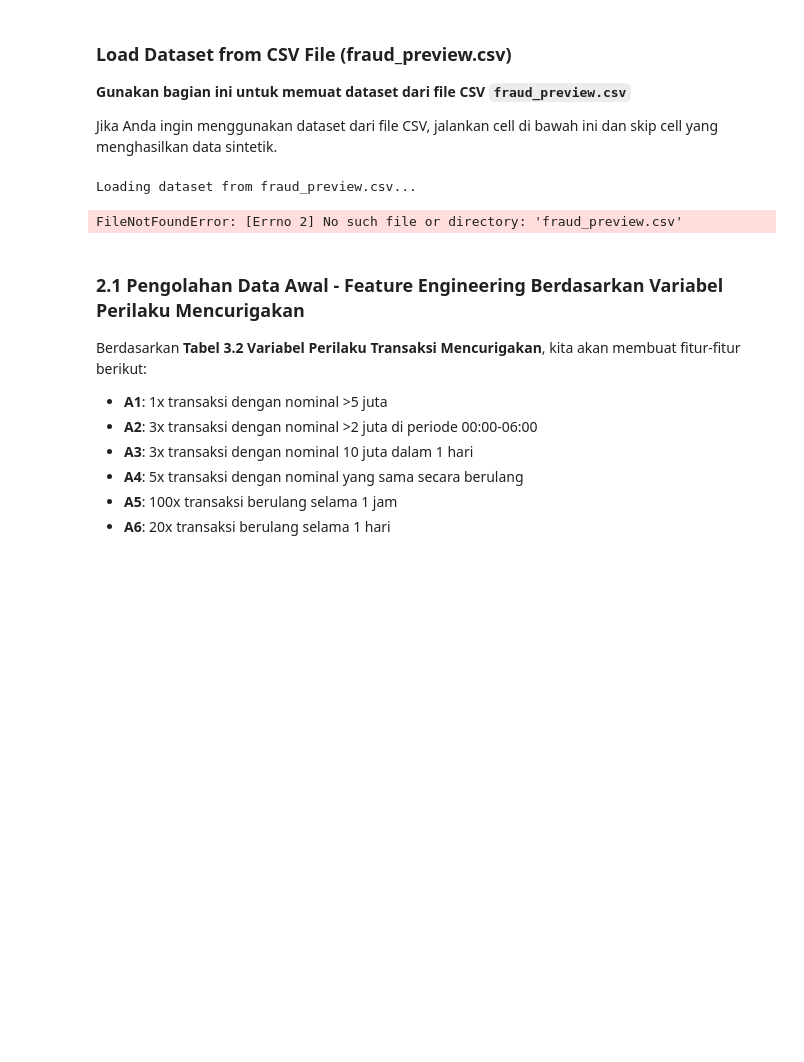
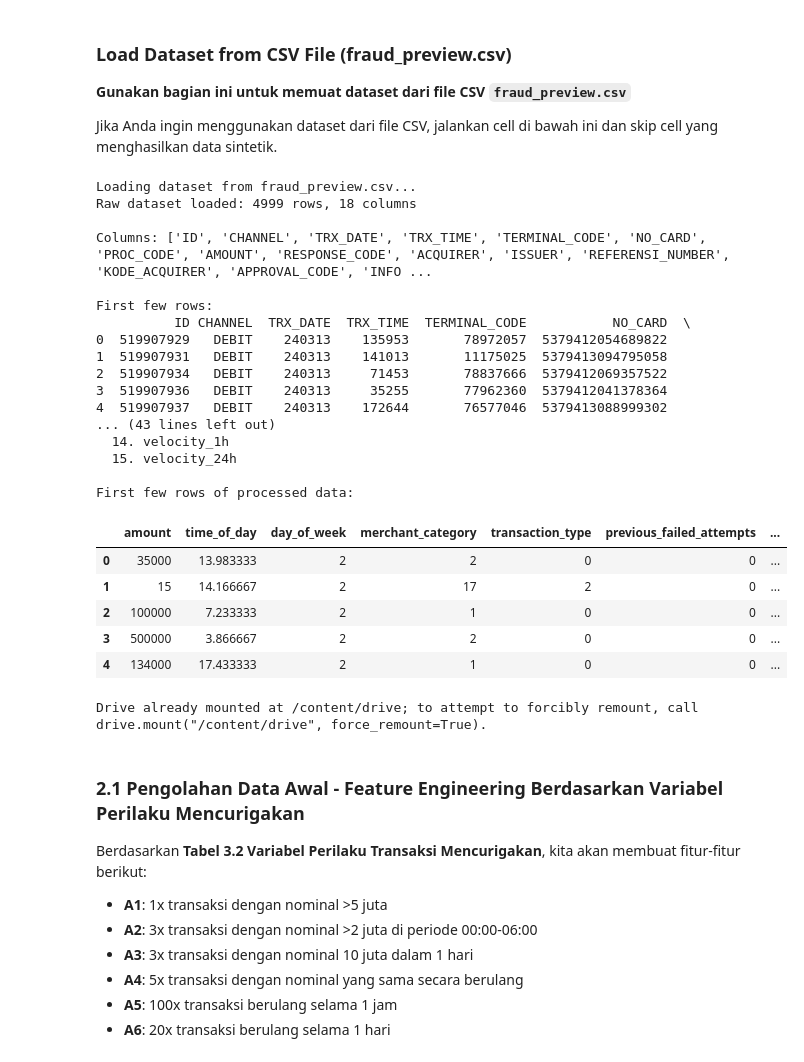
Before and after one commit to gandharyanto/ml_fraud_detection, a Jupyter notebook: fraud_detection.ipynb, the cells around one changed output. Cells and saved outputs as stored; diff of their text form; code cells hidden in the pictures; blank space fills up the shorter version.

```diff
--- a/fraud_detection.ipynb
+++ b/fraud_detection.ipynb
@@ -221,7 +223,7 @@ Jika Anda ingin menggunakan dataset dari file CSV, jalankan cell di bawah ini da
 print("Loading dataset from fraud_preview.csv...")
 
 # Load CSV dengan delimiter semicolon
-df_raw = pd.read_csv('fraud_preview.csv', sep=';', encoding='utf-8')
+df_raw = pd.read_csv('/content/sample_data/fraud_preview.csv', sep=';', encoding='utf-8')
 
 print(f"Raw dataset loaded: {df_raw.shape[0]} rows, {df_raw.shape[1]} columns")
 print(f"\nColumns: {list(df_raw.columns)}")
@@ -345,34 +347,60 @@ feature_columns = [
     'amount', 'time_of_day', 'day_of_week', 'merchant_category',
     'transaction_type', 'previous_failed_attempts', 'account_age_days',
     'transaction_frequency', 'balance_before', 'balance_after',
     'is_foreign', 'device_type', 'ip_address_country',
     'velocity_1h', 'velocity_24h'
 ]
 
 # NOTE: This cell is an alternative data loading approach
 # For the full pipeline with A1-A6 suspicious behavior features, use Cell 7 and Cell 8
 # This cell creates a basic feature set without risk labels
 # Risk labels will be created in Cell 8 based on A1-A6 features
 
 # Create final dataset (without labels - labels will be added in Cell 8)
 df = df_raw[feature_columns].copy()
 
 # Remove rows with missing values
 df = df.dropna()
 
 print(f"\n{'='*60}")
 print(f"Preprocessed dataset: {df.shape[0]} rows, {df.shape[1]} columns")
 print(f"{'='*60}")
 print(f"\nNOTE: This is a basic feature set. For full pipeline with risk labels,")
 print(f"      please use Cell 7 (data loading) and Cell 8 (A1-A6 features + risk_label)")
 print(f"\nFeature columns ({len(feature_columns)} features):")
 for i, feat in enumerate(feature_columns, 1):
     print(f"  {i:2d}. {feat}")
 print(f"\nFirst few rows of processed data:")
 df.head()
 # %% [output]
 Loading dataset from fraud_preview.csv...
+Raw dataset loaded: 4999 rows, 18 columns
+
+Columns: ['ID', 'CHANNEL', 'TRX_DATE', 'TRX_TIME', 'TERMINAL_CODE', 'NO_CARD', 'PROC_CODE', 'AMOUNT', 'RESPONSE_CODE', 'ACQUIRER', 'ISSUER', 'REFERENSI_NUMBER', 'KODE_ACQUIRER', 'APPROVAL_CODE', 'INFO ...
+
+First few rows:
+          ID CHANNEL  TRX_DATE  TRX_TIME  TERMINAL_CODE           NO_CARD  \
+0  519907929   DEBIT    240313    135953       78972057  5379412054689822
+1  519907931   DEBIT    240313    141013       11175025  5379413094795058
+2  519907934   DEBIT    240313     71453       78837666  5379412069357522
+3  519907936   DEBIT    240313     35255       77962360  5379412041378364
+4  519907937   DEBIT    240313    172644       76577046  5379413088999302
+... (43 lines left out)
+  14. velocity_1h
+  15. velocity_24h
+
+First few rows of processed data:
-FileNotFoundError: [Errno 2] No such file or directory: 'fraud_preview.csv'
+|  | amount | time_of_day | day_of_week | merchant_category | transaction_type | previous_failed_attempts | ... |
+| 0 | 35000 | 13.983333 | 2 | 2 | 0 | 0 | ... |
+| 1 | 15 | 14.166667 | 2 | 17 | 2 | 0 | ... |
+| 2 | 100000 | 7.233333 | 2 | 1 | 0 | 0 | ... |
+| 3 | 500000 | 3.866667 | 2 | 2 | 0 | 0 | ... |
+| 4 | 134000 | 17.433333 | 2 | 1 | 0 | 0 | ... |
+# %%
+from google.colab import drive
+drive.mount('/content/drive')
+# %% [output]
+Drive already mounted at /content/drive; to attempt to forcibly remount, call drive.mount("/content/drive", force_remount=True).
 # %% [markdown]
 ### 2.1 Pengolahan Data Awal - Feature Engineering Berdasarkan Variabel Perilaku Mencurigakan
 
```
Also changed, not shown: parts of 15 cells of this notebook.
